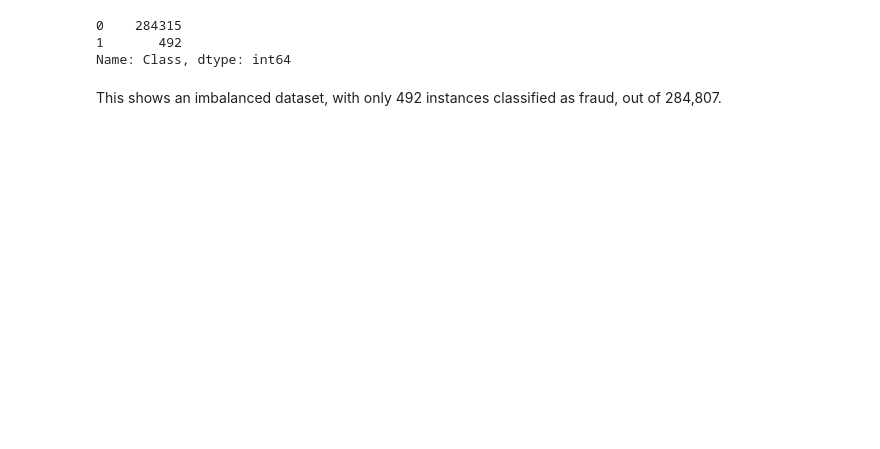
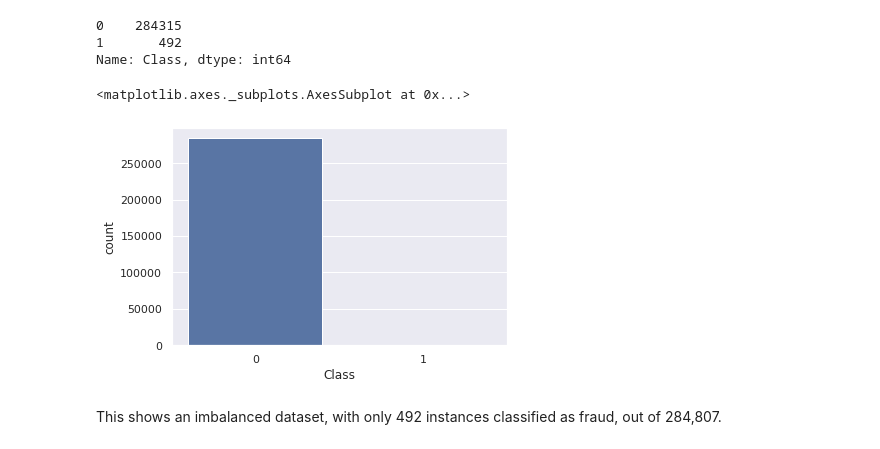
Before and after one commit to David2CN/CCFraud_Detection, a Jupyter notebook: Credit Card Fraud Detection.ipynb, the cells around one changed output. Cells and saved outputs as stored; diff of their text form; code cells hidden in the pictures; blank space fills up the shorter version.

```diff
--- a/Credit Card Fraud Detection.ipynb
+++ b/Credit Card Fraud Detection.ipynb
@@ -58,3 +57,5 @@ import joblib
+# %%
+sns.set()
 # %%
 def read_csv(fn):
     with gzip.open(fn, "rt", newline='', encoding="UTF-8") as file:
@@ -94,6 +105,11 @@ data.Class.value_counts()
 0    284315
 1       492
 Name: Class, dtype: int64
+# %%
+sns.countplot(x = data.Class)
+# %% [output]
+<matplotlib.axes._subplots.AxesSubplot at 0x...>
+[figure, added]
 # %% [markdown]
 This shows an imbalanced dataset, with only 492 instances classified as fraud, out of 284,807.
 # %%
```
Also changed, not shown: parts of 45 cells of this notebook, 29 other files.
